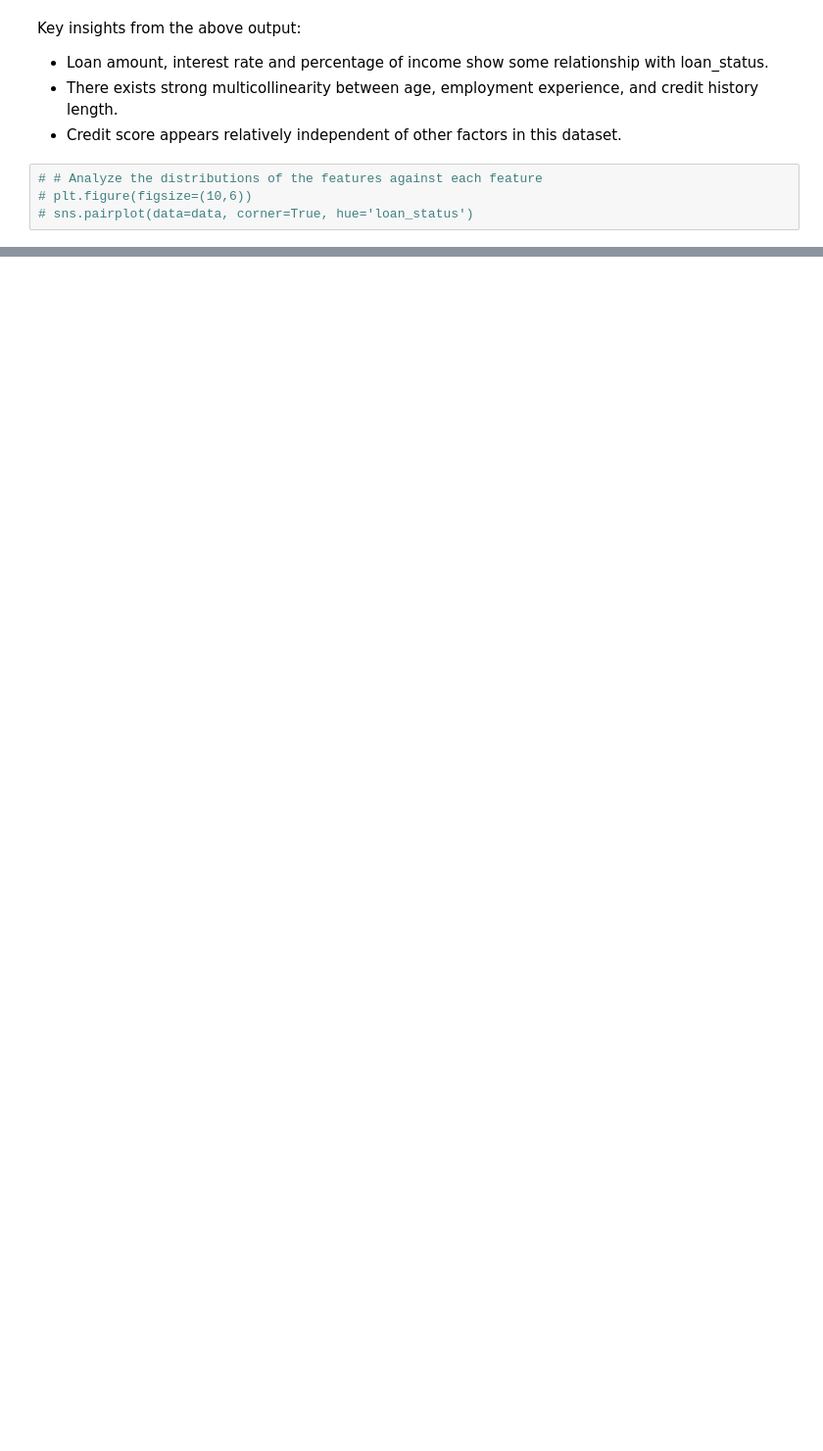
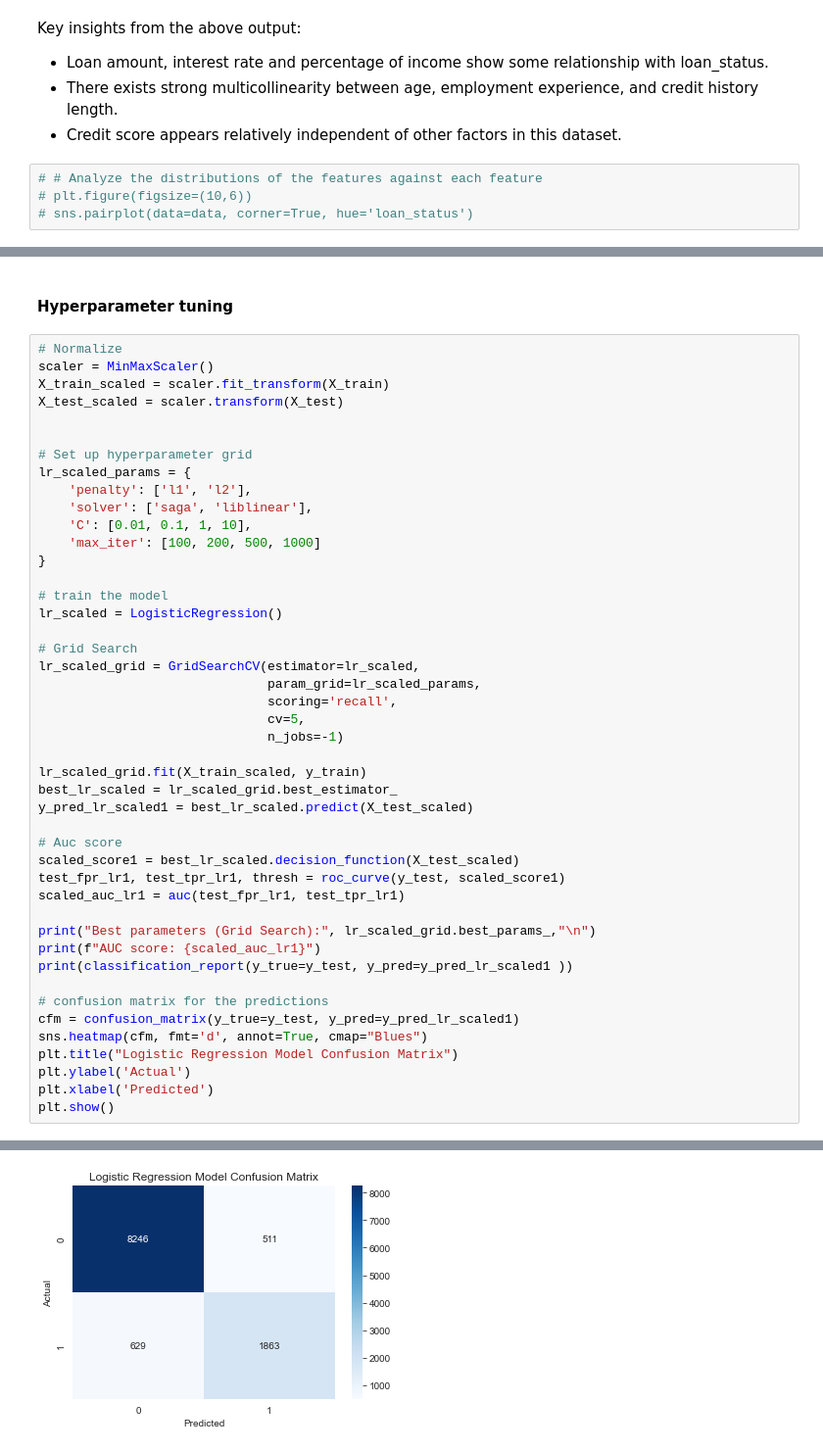
Before and after one commit to Patoh254code/Credit_Risk_Analysis, a Jupyter notebook: index.ipynb, the cells around one changed output, grey strips where cells are left out. Shown: that part at 98% size. Cells and saved outputs as stored; diff of their text form; blank space fills up the shorter version.

```diff
--- a/index.ipynb
+++ b/index.ipynb
@@ -329,0 +514,48 @@ Key insights from the above output:
+# %% [markdown]
+#### Hyperparameter tuning
+# %%
+# Normalize
+scaler = MinMaxScaler()
+X_train_scaled = scaler.fit_transform(X_train)
+X_test_scaled = scaler.transform(X_test)
+
+
+# Set up hyperparameter grid
+lr_scaled_params = {
+    'penalty': ['l1', 'l2'],
+    'solver': ['saga', 'liblinear'],
+    'C': [0.01, 0.1, 1, 10],
+    'max_iter': [100, 200, 500, 1000]
+}
+
+# train the model
+lr_scaled = LogisticRegression()
+
+# Grid Search
+lr_scaled_grid = GridSearchCV(estimator=lr_scaled,
+                              param_grid=lr_scaled_params,
+                              scoring='recall',
+                              cv=5,
+                              n_jobs=-1)
+
+lr_scaled_grid.fit(X_train_scaled, y_train)
+best_lr_scaled = lr_scaled_grid.best_estimator_
+y_pred_lr_scaled1 = best_lr_scaled.predict(X_test_scaled)
+
+# Auc score
+scaled_score1 = best_lr_scaled.decision_function(X_test_scaled)
+test_fpr_lr1, test_tpr_lr1, thresh = roc_curve(y_test, scaled_score1)
+scaled_auc_lr1 = auc(test_fpr_lr1, test_tpr_lr1)
+
+print("Best parameters (Grid Search):", lr_scaled_grid.best_params_,"\n")
+print(f"AUC score: {scaled_auc_lr1}")
+print(classification_report(y_true=y_test, y_pred=y_pred_lr_scaled1 ))
+
+# confusion matrix for the predictions
+cfm = confusion_matrix(y_true=y_test, y_pred=y_pred_lr_scaled1)
+sns.heatmap(cfm, fmt='d', annot=True, cmap="Blues")
+plt.title("Logistic Regression Model Confusion Matrix")
+plt.ylabel('Actual')
+plt.xlabel('Predicted')
+plt.show()
+# %% [output]
@@ -329,0 +573 @@ Key insights from the above output:
+[figure, added]
```
Also changed, not shown: parts of 37 cells of this notebook.
